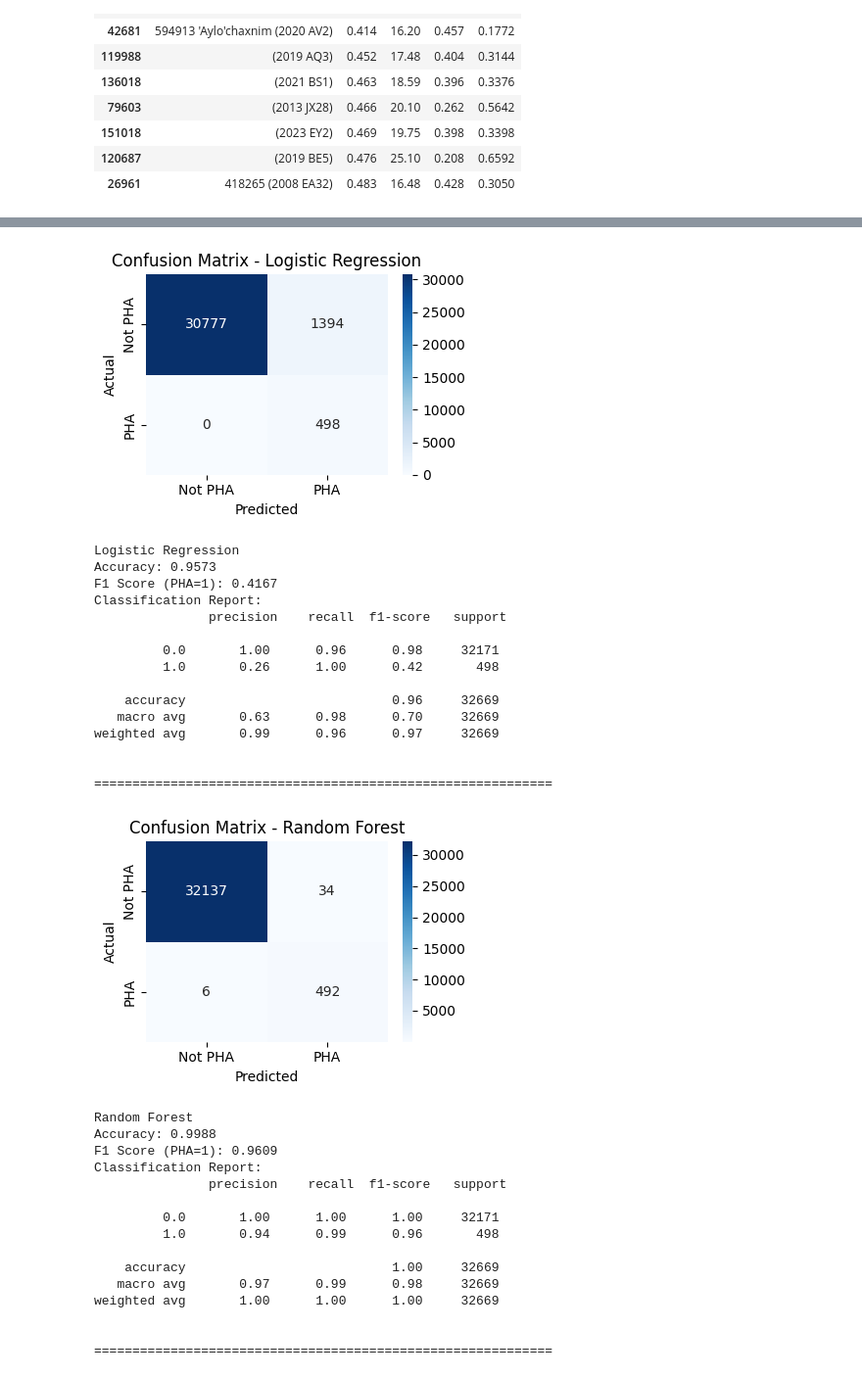
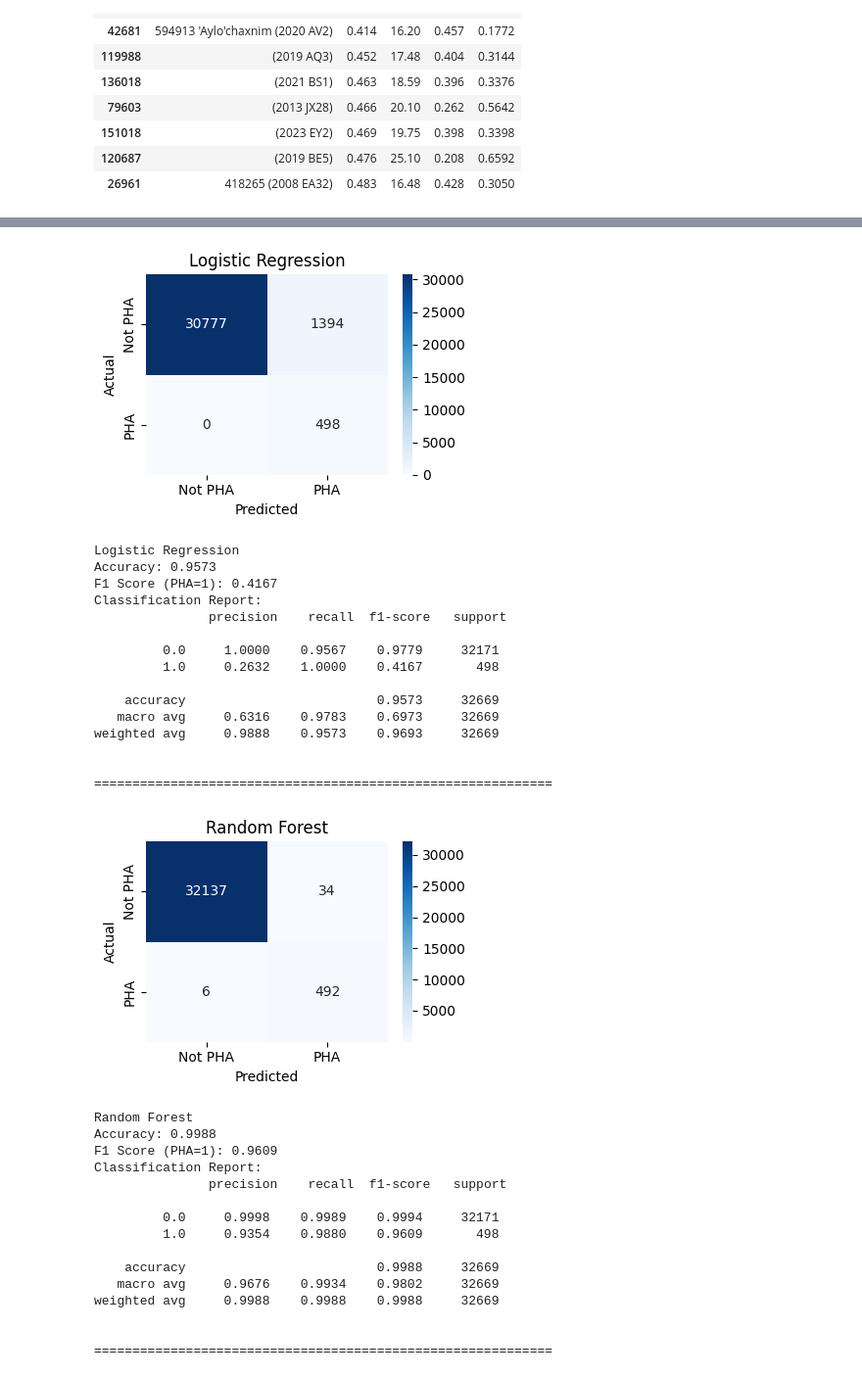
Before and after one commit to MayurSoni2003/Asteroids-Machine-Learning-Analysis, a Jupyter notebook: PHA.ipynb, the cells around one changed output, grey strips where cells are left out. Shown at 98% size. Cells and saved outputs as stored; diff of their text form; code cells hidden in the pictures.

Commit message:
PHA: added xgboost and printed results upto 4 decimal places.

```diff
--- a/PHA.ipynb
+++ b/PHA.ipynb
@@ -572,64 +588,65 @@ models = {
     "Gradient Boosting": GradientBoostingClassifier(n_estimators=200, learning_rate=0.05, max_depth=3, random_state=42)
 }
 
 for name, clf in models.items():
     if name == "Logistic Regression":
         clf.fit(X_train_res_scaled, y_train_res)
         y_pred = clf.predict(X_test_scaled)
     else:
         clf.fit(X_train_res, y_train_res)
         y_pred = clf.predict(X_test)
 
     cm = confusion_matrix(y_test, y_pred)
     acc = accuracy_score(y_test, y_pred)
     f1 = f1_score(y_test, y_pred, pos_label=1)
 
 
     plt.figure(figsize=(4, 3))
     sns.heatmap(cm, annot=True, fmt='d', cmap='Blues',
                 xticklabels=['Not PHA', 'PHA'],
                 yticklabels=['Not PHA', 'PHA'])
     plt.xlabel('Predicted')
     plt.ylabel('Actual')
-    plt.title(f'Confusion Matrix - {name}')
+    plt.title(f'{name}')
     plt.tight_layout()
+    plt.savefig(f"{name}.png", dpi=300)
     plt.show()
 
     print(f"{name}")
     print(f"Accuracy: {acc:.4f}")
     print(f"F1 Score (PHA=1): {f1:.4f}")
-    print("Classification Report:\n", classification_report(y_test, y_pred))
+    print("Classification Report:\n", classification_report(y_test, y_pred, digits=4))
     print("\n" + "="*60 + "\n")
 # %% [output]
-[figure, old version]
+[figure, new version]
 Logistic Regression
 Accuracy: 0.9573
 F1 Score (PHA=1): 0.4167
 Classification Report:
                precision    recall  f1-score   support
 
-         0.0       1.00      0.96      0.98     32171
-         1.0       0.26      1.00      0.42       498
+         0.0     1.0000    0.9567    0.9779     32171
+         1.0     0.2632    1.0000    0.4167       498
 
-    accuracy                           0.96     32669
-   macro avg       0.63      0.98      0.70     32669
-weighted avg       0.99      0.96      0.97     32669
+    accuracy                         0.9573     32669
+   macro avg     0.6316    0.9783    0.6973     32669
+weighted avg     0.9888    0.9573    0.9693     32669
 
 
 ============================================================
-[figure, old version]
+[figure, new version]
 Random Forest
 Accuracy: 0.9988
 F1 Score (PHA=1): 0.9609
 Classification Report:
                precision    recall  f1-score   support
 
-         0.0       1.00      1.00      1.00     32171
-         1.0       0.94      0.99      0.96       498
+         0.0     0.9998    0.9989    0.9994     32171
+         1.0     0.9354    0.9880    0.9609       498
 
-    accuracy                           1.00     32669
-   macro avg       0.97      0.99      0.98     32669
-weighted avg       1.00      1.00      1.00     32669
+    accuracy                         0.9988     32669
+   macro avg     0.9676    0.9934    0.9802     32669
+weighted avg     0.9988    0.9988    0.9988     32669
 
 
 ============================================================
```
Also changed, not shown: parts of 16 cells of this notebook.
